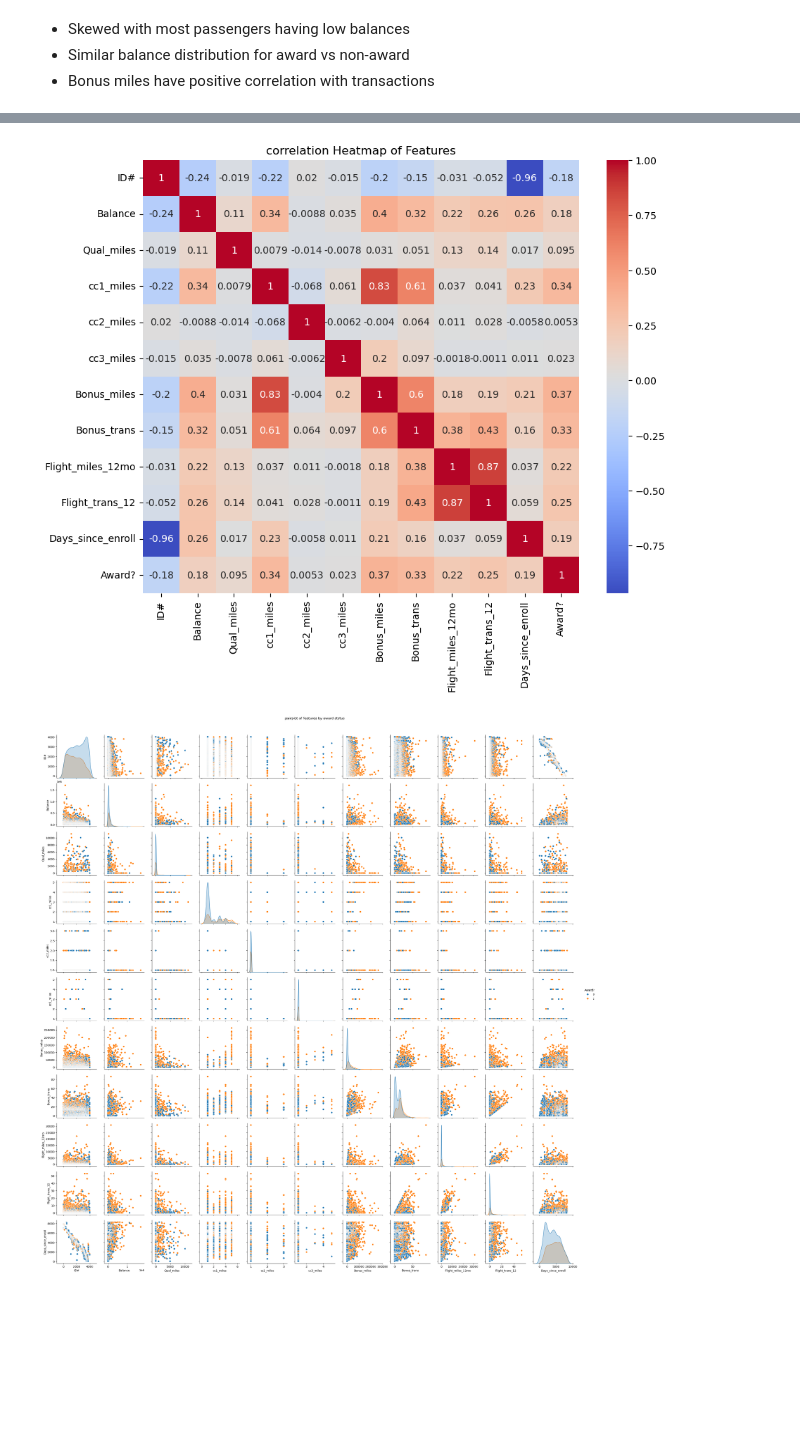
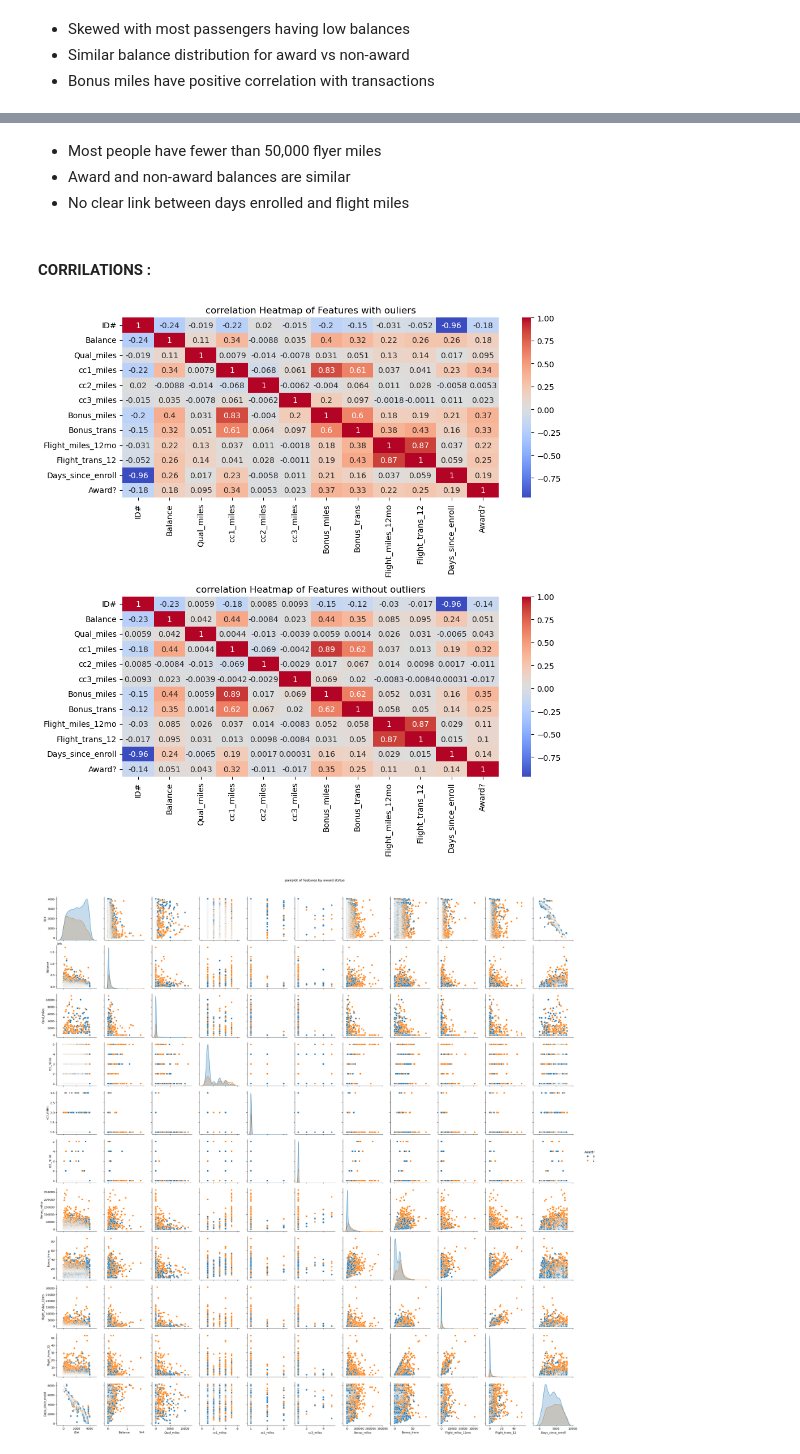
Before and after one commit to myasin3/Excelr-Assigmnments, a Jupyter notebook: assignment-8/assignment_muhamed_yasin_8.ipynb, the cells around one changed output, grey strips where cells are left out. Saved outputs shown, nothing was run; the diff lists cells and outputs as text; code cells hidden in the pictures; blank space fills up the shorter version.

```diff
--- a/assignment-8/assignment_muhamed_yasin_8.ipynb
+++ b/assignment-8/assignment_muhamed_yasin_8.ipynb
@@ -51,0 +77,15 @@ df.describe()
+# %%
+def remove_outliers_iqr(df, columns):
+    for col in columns:
+        Q1 = df[col].quantile(0.25)
+        Q3 = df[col].quantile(0.75)
+        IQR = Q3 - Q1
+        lower_bound = Q1 - 1.5 * IQR
+        upper_bound = Q3 + 1.5 * IQR
+        df = df[(df[col] >= lower_bound) & (df[col] <= upper_bound)]
+    return df
+
+columns_to_check = ['Balance', 'Bonus_miles', 'Bonus_trans', 'Days_since_enroll', 'Flight_miles_12mo']
+
+df1 = remove_outliers_iqr(df, columns_to_check)
+df1
@@ -78,10 +168,23 @@ plt.show()
+# %% [markdown]
+- Most people have fewer than 50,000 flyer miles
+- Award and non-award balances are similar
+- No clear link between days enrolled and flight miles
+# %% [markdown]
+#### CORRILATIONS :
 # %%
-plt.figure(figsize=(10,8))
+plt.figure(figsize=(10,10))
+plt.subplot(2,1,1)
 sns.heatmap(df.corr() ,annot=True ,cmap='coolwarm')
-plt.title('correlation Heatmap of Features')
+plt.title('correlation Heatmap of Features with ouliers')
+
+plt.subplot(2,1,2)
+sns.heatmap(df1.corr() ,annot=True ,cmap='coolwarm')
+plt.title('correlation Heatmap of Features without outliers')
+
+plt.tight_layout()
 plt.show()
 # %% [output]
-[figure, old version]
+[figure, new version]
 # %%
 sns.pairplot(df,hue='Award?',diag_kind='kde')
 plt.suptitle('pairplot of features by award ststus',y=1.02)
```
Also changed, not shown: parts of 31 cells of this notebook.
